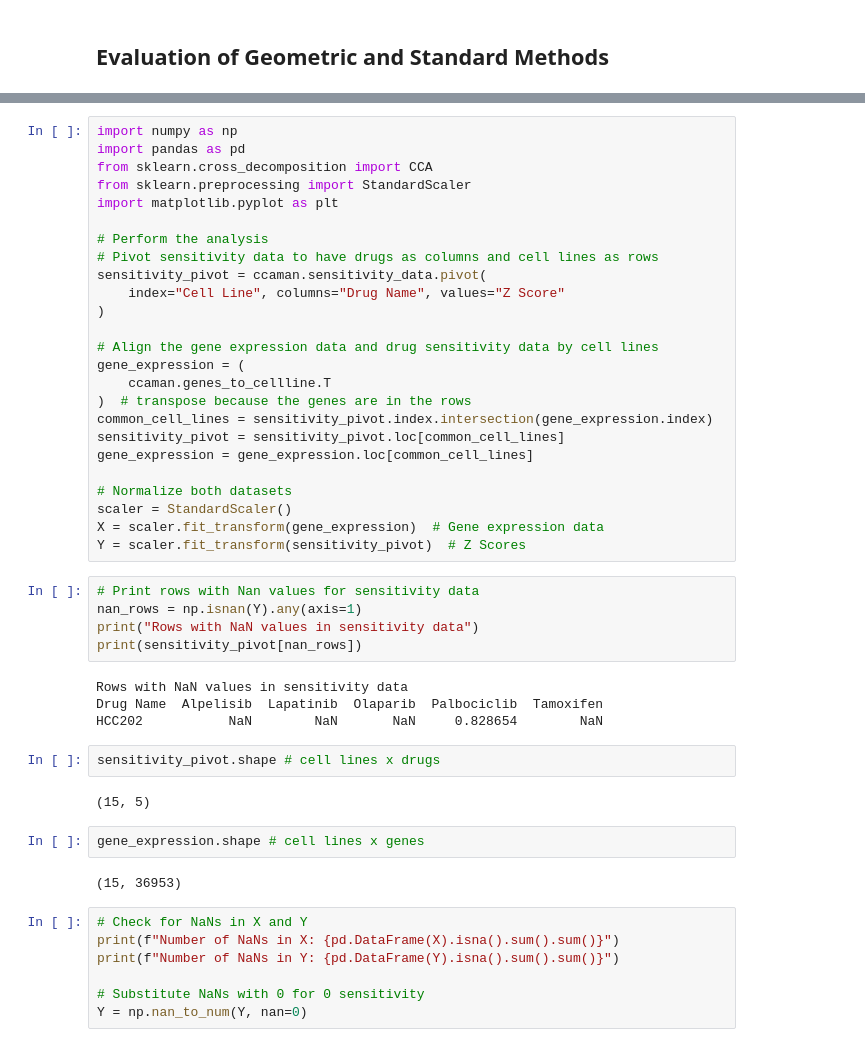
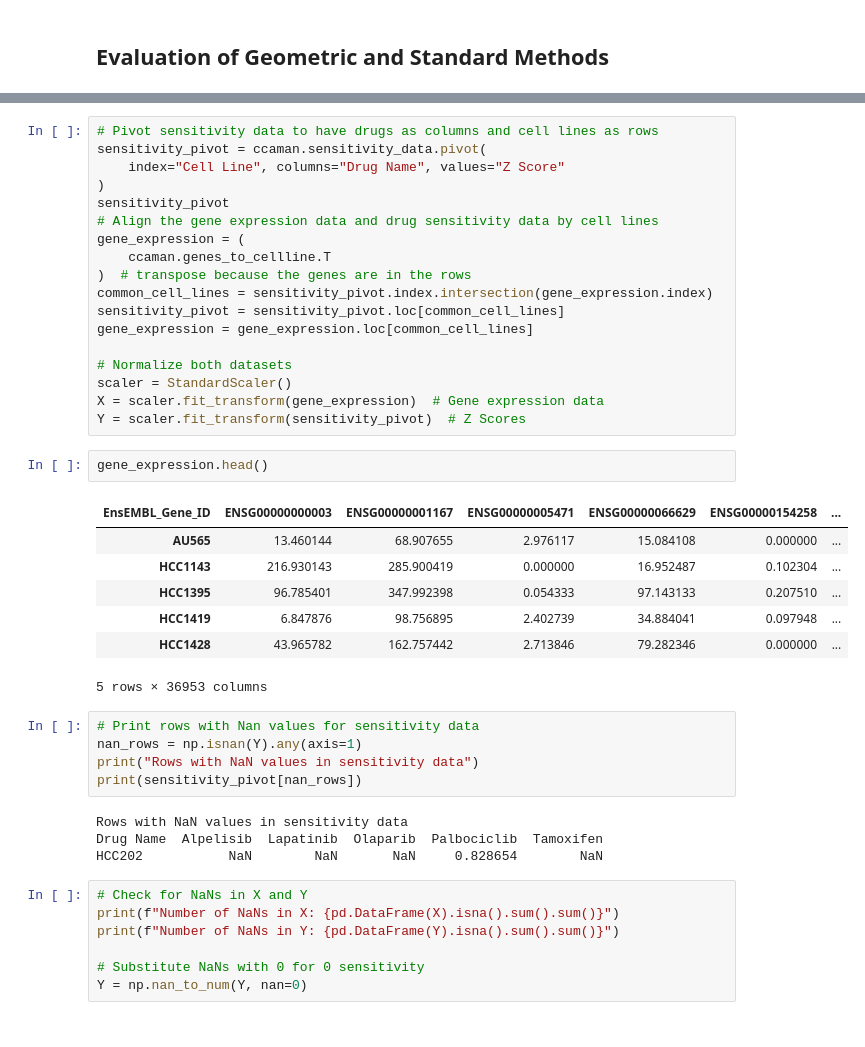
Before and after one commit to anacarsi/ss24_CCA_Reduced_Rank, a Jupyter notebook: src/evaluate.ipynb, the cells around one changed output, grey strips where cells are left out. Saved outputs shown, nothing was run; the diff lists cells and outputs as text.

```diff
--- a/src/evaluate.ipynb
+++ b/src/evaluate.ipynb
@@ -10,16 +114,9 @@ Wrote to file
 # %%
-import numpy as np
-import pandas as pd
-from sklearn.cross_decomposition import CCA
-from sklearn.preprocessing import StandardScaler
-import matplotlib.pyplot as plt
-
-# Perform the analysis
 # Pivot sensitivity data to have drugs as columns and cell lines as rows
 sensitivity_pivot = ccaman.sensitivity_data.pivot(
     index="Cell Line", columns="Drug Name", values="Z Score"
 )
-
+sensitivity_pivot
 # Align the gene expression data and drug sensitivity data by cell lines
 gene_expression = (
     ccaman.genes_to_cellline.T
@@ -32,6 +129,16 @@ gene_expression = gene_expression.loc[common_cell_lines]
 scaler = StandardScaler()
 X = scaler.fit_transform(gene_expression)  # Gene expression data
 Y = scaler.fit_transform(sensitivity_pivot)  # Z Scores
+# %%
+gene_expression.head()
+# %% [output]
+| EnsEMBL_Gene_ID | ENSG00000000003 | ENSG00000001167 | ENSG00000005471 | ENSG00000066629 | ENSG00000154258 | ... |
+| AU565 | 13.460144 | 68.907655 | 2.976117 | 15.084108 | 0.000000 | ... |
+| HCC1143 | 216.930143 | 285.900419 | 0.000000 | 16.952487 | 0.102304 | ... |
+| HCC1395 | 96.785401 | 347.992398 | 0.054333 | 97.143133 | 0.207510 | ... |
+| HCC1419 | 6.847876 | 98.756895 | 2.402739 | 34.884041 | 0.097948 | ... |
+| HCC1428 | 43.965782 | 162.757442 | 2.713846 | 79.282346 | 0.000000 | ... |
+5 rows × 36953 columns
 # %%
 # Print rows with Nan values for sensitivity data
 nan_rows = np.isnan(Y).any(axis=1)
@@ -41,14 +148,6 @@ print(sensitivity_pivot[nan_rows])
 Rows with NaN values in sensitivity data
 Drug Name  Alpelisib  Lapatinib  Olaparib  Palbociclib  Tamoxifen
 HCC202           NaN        NaN       NaN     0.828654        NaN
-# %%
-sensitivity_pivot.shape # cell lines x drugs
-# %% [output]
-(15, 5)
-# %%
-gene_expression.shape # cell lines x genes
-# %% [output]
-(15, 36953)
 # %%
 # Check for NaNs in X and Y
 print(f"Number of NaNs in X: {pd.DataFrame(X).isna().sum().sum()}")
```
Also changed, not shown: parts of 12 cells of this notebook, 2 other files.
